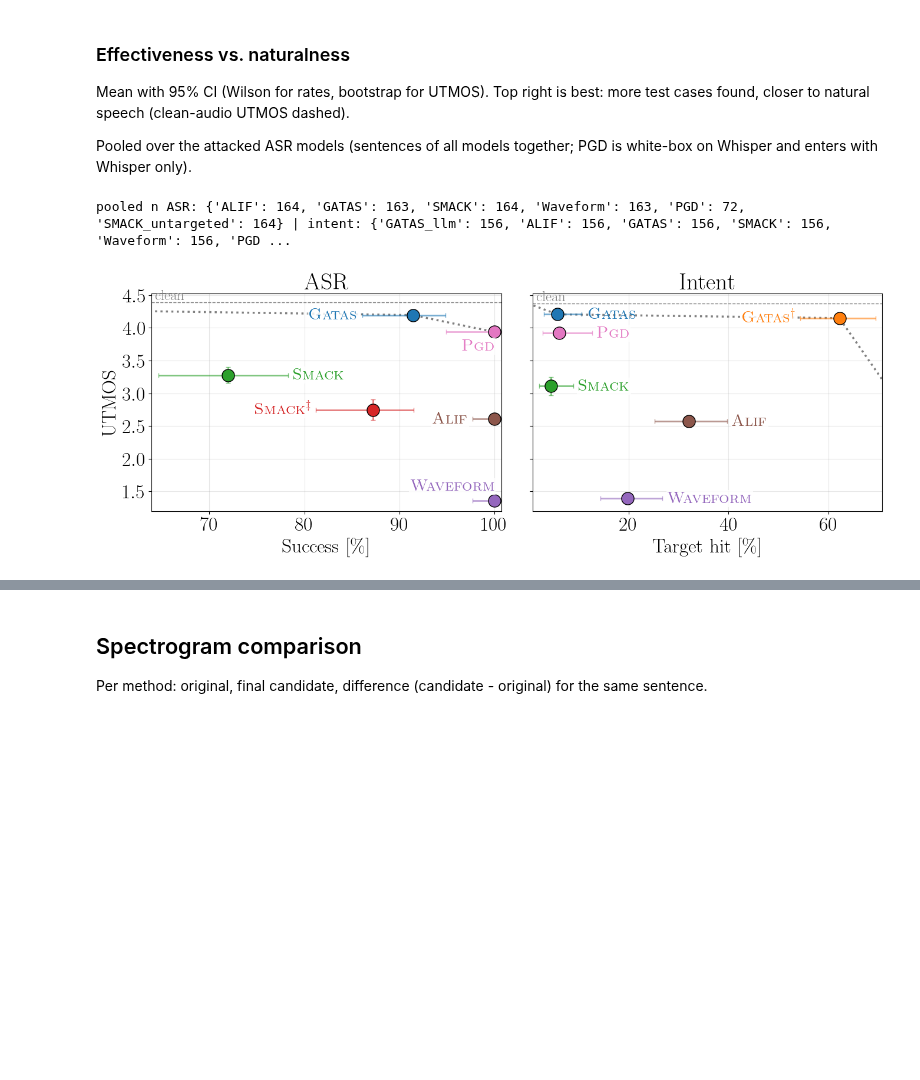
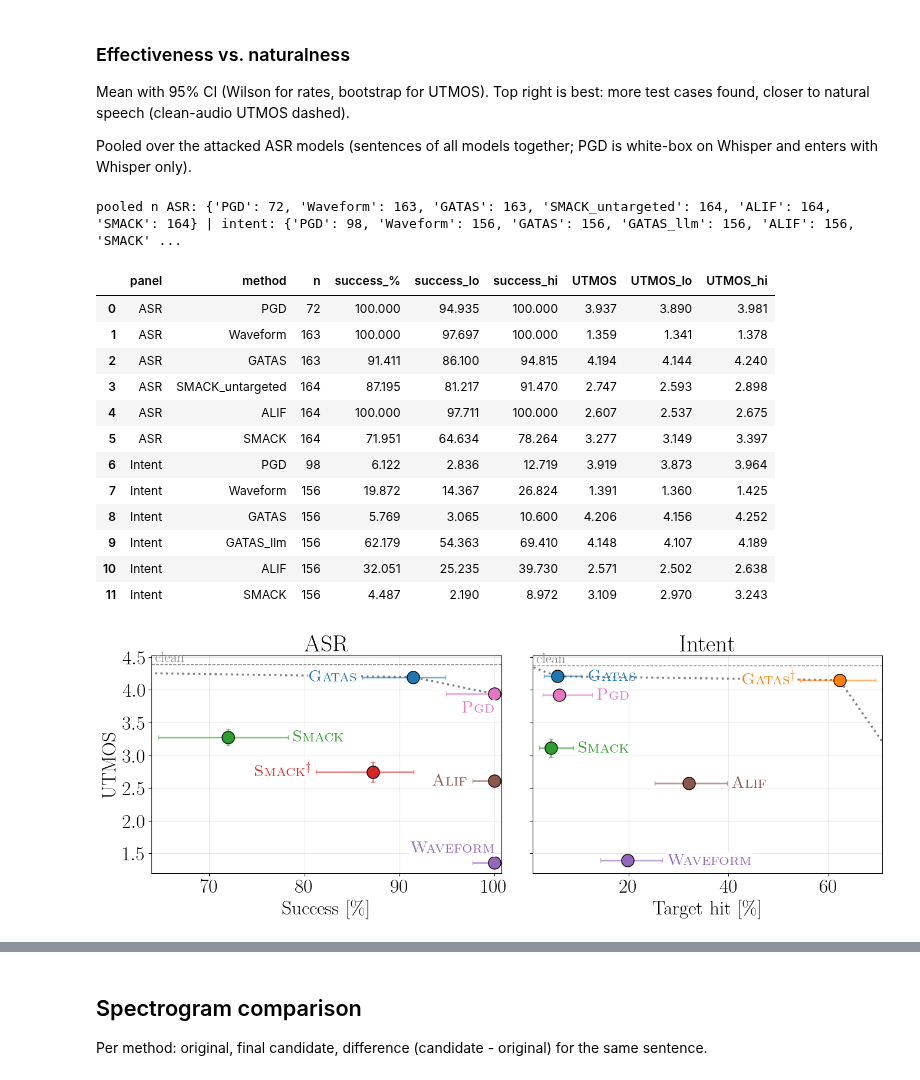
Before and after one commit to oliverweissl/GATAS, a Jupyter notebook: analysis/RQ1_Effectiveness.ipynb, the cells around one changed output, grey strips where cells are left out. Saved outputs shown, nothing was run; the diff lists cells and outputs as text; code cells hidden in the pictures; blank space fills up the shorter version.

```diff
--- a/analysis/RQ1_Effectiveness.ipynb
+++ b/analysis/RQ1_Effectiveness.ipynb
@@ -40,6 +40,9 @@ Mean with 95% CI (Wilson for rates, bootstrap for UTMOS). Top right is best: mor
 
 Pooled over the attacked ASR models (sentences of all models together; PGD is white-box on Whisper and enters with Whisper only).
 # %%
+TRADEOFF = []  # plotted points, displayed below the figure
+
+
 def tradeoff_panel(ax, records, success_fn, ylabel, title, x_key="utmos", clean_x=None, first=True):
     pts = []
     for m, recs in records.items():
@@ -52,6 +55,8 @@ def tradeoff_panel(ax, records, success_fn, ylabel, title, x_key="utmos", clean_
                     fmt="none", ecolor=method_color(m), alpha=0.6, lw=2, capsize=3, zorder=2)
         ax.scatter(100 * y, x, s=230, color=method_color(m), edgecolor="black", zorder=3)
         pts.append((m, 100 * y, x, method_color(m), 100 * yhi, 100 * ylo))
+        TRADEOFF.append({"panel": title, "method": m, "n": n, "success_%": 100 * y, "success_lo": 100 * ylo, "success_hi": 100 * yhi,
+                         "UTMOS": x, "UTMOS_lo": xlo, "UTMOS_hi": xhi})
     ax.set_xlabel(ylabel + " [" + PCT + "]"); ax.set_ylabel("UTMOS" if first else ""); ax.set_title(title)
     ax.grid(alpha=0.3)
 
@@ -99,34 +104,51 @@ def tradeoff_panel(ax, records, success_fn, ylabel, title, x_key="utmos", clean_
         for name, xx, yy, ha, va in options:
             t = ax.annotate(tex_name(m), tr.inverted().transform((xx, yy)), ha=ha, va=va, fontsize=20, color=c, zorder=4,
                             bbox=dict(fc="white", ec="none", alpha=0.85, pad=1.5))
             bb = t.get_window_extent(renderer)
             r = (bb.x0 - pad, bb.y0 - pad, bb.x1 + pad, bb.y1 + pad)
             inside = r[0] >= axbox.x0 and r[2] <= axbox.x1 and r[1] >= axbox.y0 and r[3] <= axbox.y1
             if inside and not any(overlaps(r, o) for o in others):
                 obstacles.append(r)
                 break
             t.remove()
         else:  # nothing free: fall back to the right
             ax.annotate(tex_name(m), (hi, py), textcoords="offset points", xytext=(8, 0), ha="left", va="center", fontsize=20, color=c)
 
 def pooled(data):
     """Records of a method pooled over the attacked models that have it: {method: records}."""
     methods = {m for model in MODELS for m in data.get(model, {})}
     return {m: [r for model in MODELS for r in data.get(model, {}).get(m, [])] for m in methods}
 
 # aggregated over the attacked ASR models (PGD is white-box on Whisper and enters with Whisper only)
 asr_pool, intent_pool = pooled(asr), pooled(intent)
 print("pooled n ASR:", {m: len(rs) for m, rs in asr_pool.items()}, "| intent:", {m: len(rs) for m, rs in intent_pool.items()})
 
 with plt.rc_context({"font.size": 24}):
     fig, axes = plt.subplots(1, 2, figsize=(16, 4.8), sharey=True, gridspec_kw={"wspace": 0.09})
     tradeoff_panel(axes[0], asr_pool, asr_found, "Success", "ASR",
                    clean_x=np.mean([r["utmos_original"] for r in asr_pool["GATAS"]]))
     tradeoff_panel(axes[1], intent_pool, intent_hit, "Target hit", "Intent",
                    clean_x=np.mean([r["utmos_original"] for r in intent_pool["GATAS"]]), first=False)
     plt.savefig("_figures/tradeoff_methods.pdf", bbox_inches="tight")
+
+TRADEOFF_FRAME = pd.DataFrame(TRADEOFF).round(3)
+TRADEOFF_FRAME.to_csv("_tables/tradeoff_points.csv", index=False)
+display(TRADEOFF_FRAME)
 # %% [output]
-pooled n ASR: {'ALIF': 164, 'GATAS': 163, 'SMACK': 164, 'Waveform': 163, 'PGD': 72, 'SMACK_untargeted': 164} | intent: {'GATAS_llm': 156, 'ALIF': 156, 'GATAS': 156, 'SMACK': 156, 'Waveform': 156, 'PGD ...
+pooled n ASR: {'PGD': 72, 'Waveform': 163, 'GATAS': 163, 'SMACK_untargeted': 164, 'ALIF': 164, 'SMACK': 164} | intent: {'PGD': 98, 'Waveform': 156, 'GATAS': 156, 'GATAS_llm': 156, 'ALIF': 156, 'SMACK' ...
+|  | panel | method | n | success_% | success_lo | success_hi | UTMOS | UTMOS_lo | UTMOS_hi |
+| 0 | ASR | PGD | 72 | 100.000 | 94.935 | 100.000 | 3.937 | 3.890 | 3.981 |
+| 1 | ASR | Waveform | 163 | 100.000 | 97.697 | 100.000 | 1.359 | 1.341 | 1.378 |
+| 2 | ASR | GATAS | 163 | 91.411 | 86.100 | 94.815 | 4.194 | 4.144 | 4.240 |
+| 3 | ASR | SMACK_untargeted | 164 | 87.195 | 81.217 | 91.470 | 2.747 | 2.593 | 2.898 |
+| 4 | ASR | ALIF | 164 | 100.000 | 97.711 | 100.000 | 2.607 | 2.537 | 2.675 |
+| 5 | ASR | SMACK | 164 | 71.951 | 64.634 | 78.264 | 3.277 | 3.149 | 3.397 |
+| 6 | Intent | PGD | 98 | 6.122 | 2.836 | 12.719 | 3.919 | 3.873 | 3.964 |
+| 7 | Intent | Waveform | 156 | 19.872 | 14.367 | 26.824 | 1.391 | 1.360 | 1.425 |
+| 8 | Intent | GATAS | 156 | 5.769 | 3.065 | 10.600 | 4.206 | 4.156 | 4.252 |
+| 9 | Intent | GATAS_llm | 156 | 62.179 | 54.363 | 69.410 | 4.148 | 4.107 | 4.189 |
+| 10 | Intent | ALIF | 156 | 32.051 | 25.235 | 39.730 | 2.571 | 2.502 | 2.638 |
+| 11 | Intent | SMACK | 156 | 4.487 | 2.190 | 8.972 | 3.109 | 2.970 | 3.243 |
 [figure]
 # %%
 CLASSES = [("preserved", "Preserved", "lightgray"), ("changed", "Changed", "tab:blue"), ("garbled", "Garbled", "tab:orange")]
```
Also changed, not shown: parts of 3 cells of this notebook, 3 other files.
